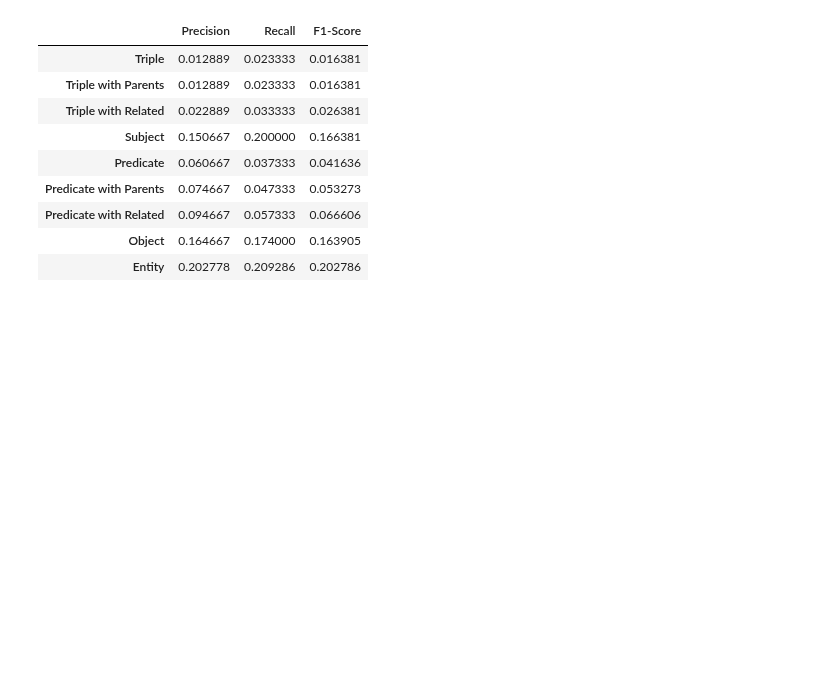
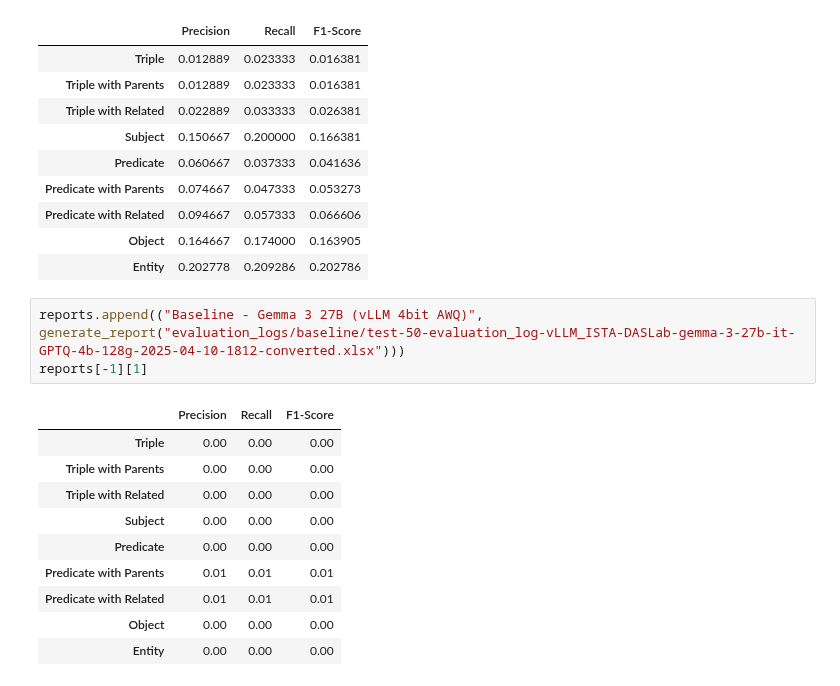
Before and after one commit to maxlautenbach/CIExMAS, a Jupyter notebook: approaches/evaluation_notebook.ipynb, the cells around one changed output. Drawn from its saved outputs; the diff is of its cells as text; blank space fills up the shorter version.

```diff
--- a/approaches/evaluation_notebook.ipynb
+++ b/approaches/evaluation_notebook.ipynb
@@ -168,6 +171,20 @@ reports[-1][1]
 | Predicate with Related | 0.094667 | 0.057333 | 0.066606 |
 | Object | 0.164667 | 0.174000 | 0.163905 |
 | Entity | 0.202778 | 0.209286 | 0.202786 |
+# %%
+reports.append(("Baseline - Gemma 3 27B (vLLM 4bit AWQ)", generate_report("evaluation_logs/baseline/test-50-evaluation_log-vLLM_ISTA-DASLab-gemma-3-27b-it-GPTQ-4b-128g-2025-04-10-1812-converted.xlsx")))
+reports[-1][1]
+# %% [output]
+|  | Precision | Recall | F1-Score |
+| Triple | 0.00 | 0.00 | 0.00 |
+| Triple with Parents | 0.00 | 0.00 | 0.00 |
+| Triple with Related | 0.00 | 0.00 | 0.00 |
+| Subject | 0.00 | 0.00 | 0.00 |
+| Predicate | 0.00 | 0.00 | 0.00 |
+| Predicate with Parents | 0.01 | 0.01 | 0.01 |
+| Predicate with Related | 0.01 | 0.01 | 0.01 |
+| Object | 0.00 | 0.00 | 0.00 |
+| Entity | 0.00 | 0.00 | 0.00 |
 # %%
 show_report_plot(reports)
 # %% [output]
```
Also changed, not shown: parts of 11 cells of this notebook, 30 other files.
